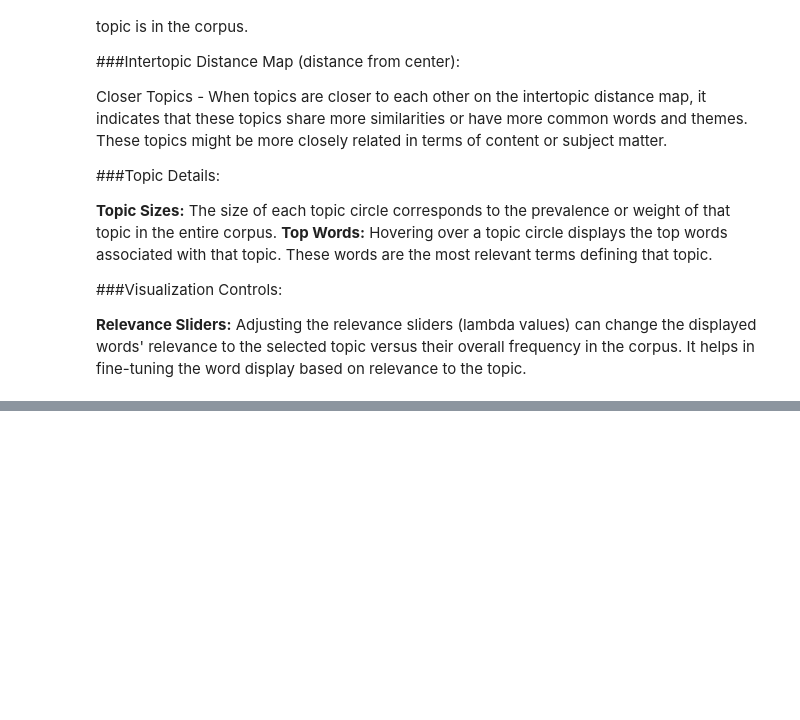
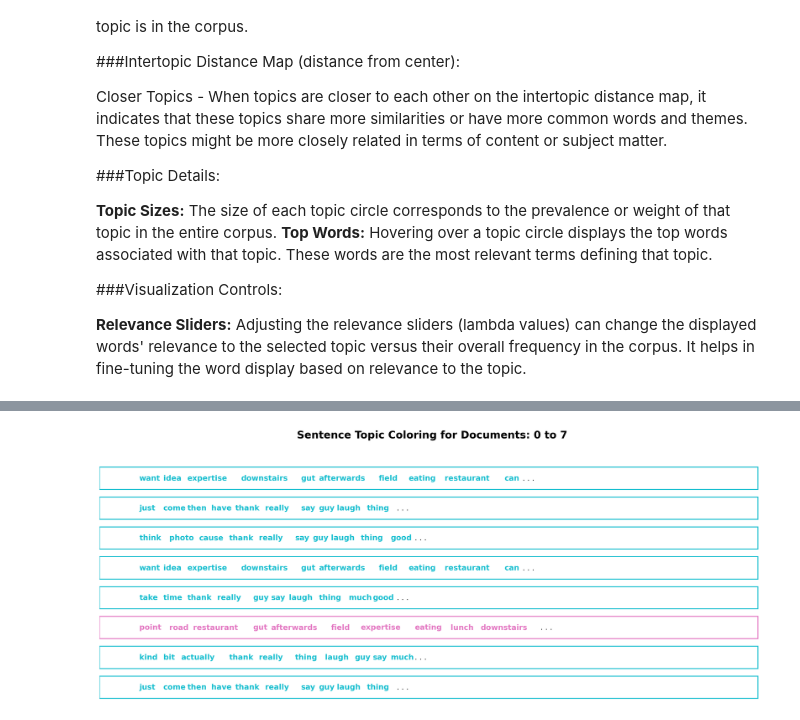
Before and after one commit to tiffchu/COGS402-research_proj, a Jupyter notebook: 402_lda_model.ipynb, the cells around one changed output, grey strips where cells are left out. Cells and saved outputs as stored; diff of their text form; code cells hidden in the pictures; blank space fills up the shorter version.

```diff
--- a/402_lda_model.ipynb
+++ b/402_lda_model.ipynb
@@ -245,0 +598,52 @@ Red bars give the estimated number of times a given term was generated by a give
+# %%
+
+from matplotlib.patches import Rectangle
+
+def sentences_chart(lda_model=lda_model, corpus=corpus, start=0, end=13):
+    corp = corpus[start:end]
+    mycolors = [color for name, color in mcolors.TABLEAU_COLORS.items()]
+
+    fig, axes = plt.subplots(end - start, 1, figsize=(20, (end - start) * 0.95), dpi=160)
+    axes[0].axis('off')
+
+    for i, ax in enumerate(axes):
+        if i > 0:
+            corp_cur = corp[i - 1]
+            topics = lda_model.get_document_topics(corp_cur, minimum_probability=0.0)
+
+            if topics:
+                dominant_topic = max(topics, key=lambda x: x[1])[0]
+                topic_words = lda_model.show_topic(dominant_topic)
+                topic_keywords = ", ".join([word for word, prop in topic_words])
+
+                # Ensure dominant_topic is within the range of available colors
+                dominant_topic = min(dominant_topic, len(mycolors) - 1)
+
+                ax.text(0.01, 0.5, f"Doc {i - 1} - Topic {dominant_topic}: {topic_keywords}",
+                        verticalalignment='center', fontsize=16, color='white',
+                        transform=ax.transAxes, fontweight=700)
+
+                ax.add_patch(Rectangle((0.0, 0.05), 0.99, 0.90, fill=None, alpha=1,
+                                       color=mycolors[dominant_topic], linewidth=2))
+
+                word_pos = 0.06
+                for word, _ in topic_words[:14]:
+                    ax.text(word_pos, 0.5, word, horizontalalignment='left',
+                            verticalalignment='center', fontsize=16, color=mycolors[dominant_topic],
+                            transform=ax.transAxes, fontweight=700)
+                    word_pos += 0.009 * len(word)
+                    ax.axis('off')
+
+                ax.text(word_pos, 0.5, '. . .', horizontalalignment='left',
+                        verticalalignment='center', fontsize=16, color='black',
+                        transform=ax.transAxes)
+
+    plt.subplots_adjust(wspace=0, hspace=0)
+    plt.suptitle('Sentence Topic Coloring for Documents: ' + str(start) + ' to ' + str(end - 2), fontsize=22, y=0.95,
+                 fontweight=700)
+    plt.tight_layout()
+    plt.show()
+
+sentences_chart(start=0, end=9)
+# %% [output]
+[figure, added]
```
Also changed, not shown: parts of 38 cells of this notebook, 1 other file.
